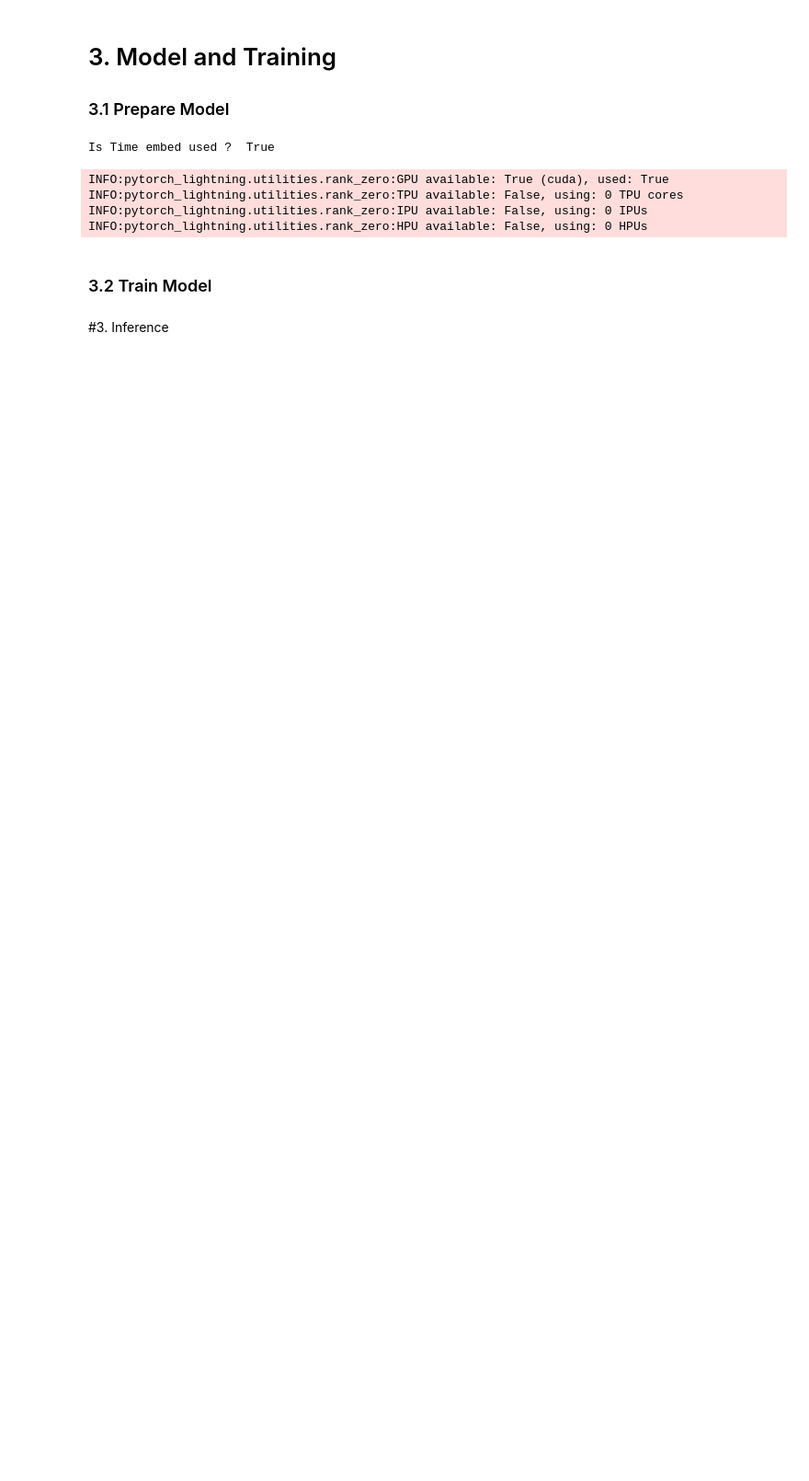
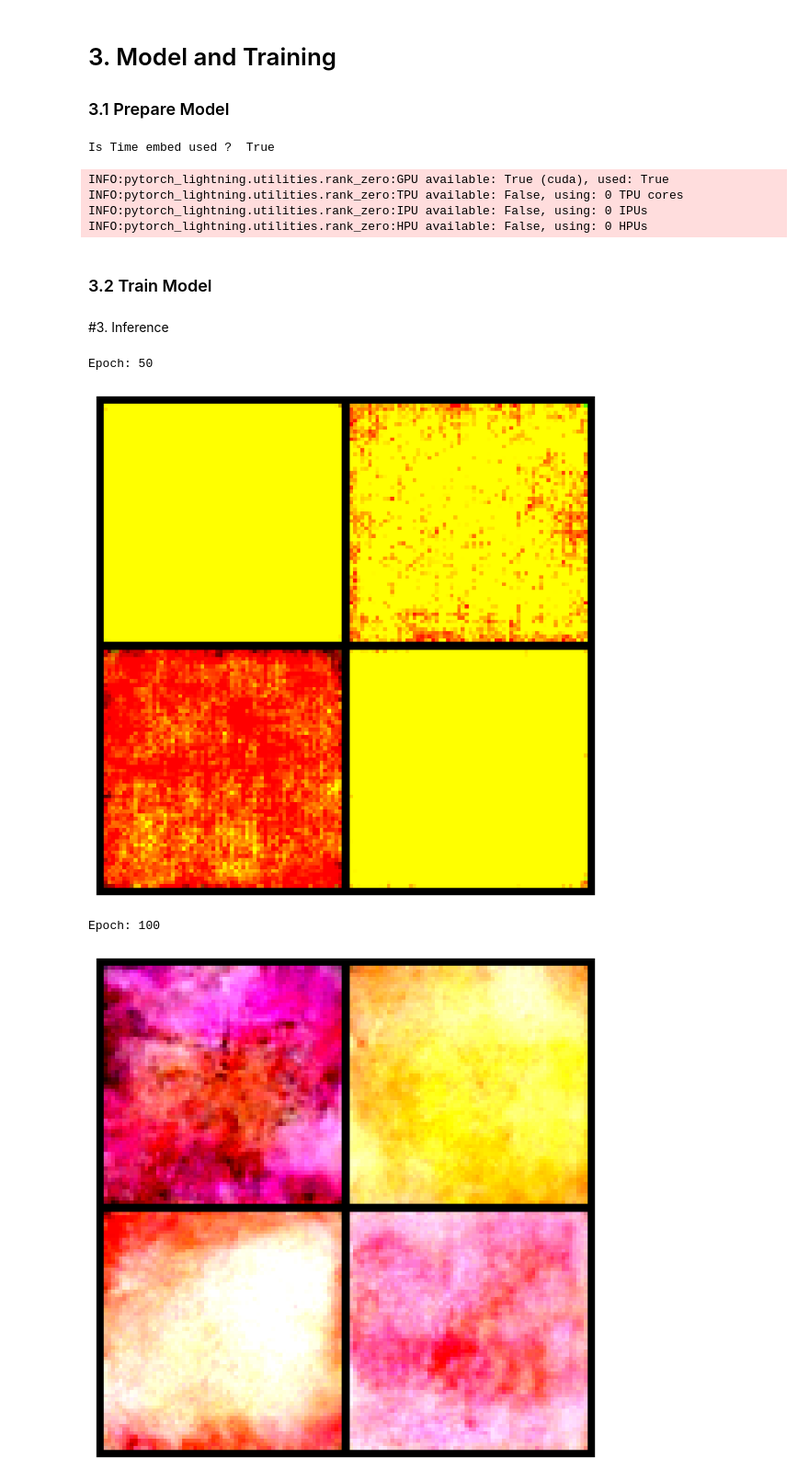
Before and after one commit to simon-donike/diffusion_confusion, a Jupyter notebook: diffusion_example.ipynb, the cells around one changed output. Shown at 92% size. Drawn from its saved outputs; the diff is of its cells as text; code cells hidden in the pictures; blank space fills up the shorter version.

```diff
--- a/diffusion_example.ipynb
+++ b/diffusion_example.ipynb
@@ -371,3 +504,28 @@ trainer.fit(model)
 for i in range(10):
   img = model.create_grid(nrow=3)
   display(img)
+# %%
+images = ["https://github.com/simon-donike/diffusion_confusion/blob/master/result_images/epoch_050.png?raw=true",
+          "https://github.com/simon-donike/diffusion_confusion/blob/master/result_images/epoch_100.png?raw=true",
+          "https://github.com/simon-donike/diffusion_confusion/blob/master/result_images/epoch_500.png?raw=true",
+          "https://github.com/simon-donike/diffusion_confusion/blob/master/result_images/epoch_750.png?raw=true",
+          "https://github.com/simon-donike/diffusion_confusion/blob/master/result_images/epoch_1000.png?raw=true"]
+eps = [50,100,500,750,1000
+       ]
+# Display each image
+import requests
+from io import BytesIO
+for ep,img_url in zip(eps,images):
+    print("Epoch:",ep)
+    response = requests.get(img_url)  # Fetch image from URL
+    img = Image.open(BytesIO(response.content))  # Open the image with PIL
+
+    # Show the image using matplotlib
+    plt.imshow(img)
+    plt.axis('off')  # Hide the axis
+    plt.show()
+# %% [output]
+Epoch: 50
+[figure, added]
+Epoch: 100
+[figure, added]
```
Also changed, not shown: parts of 10 cells of this notebook.
